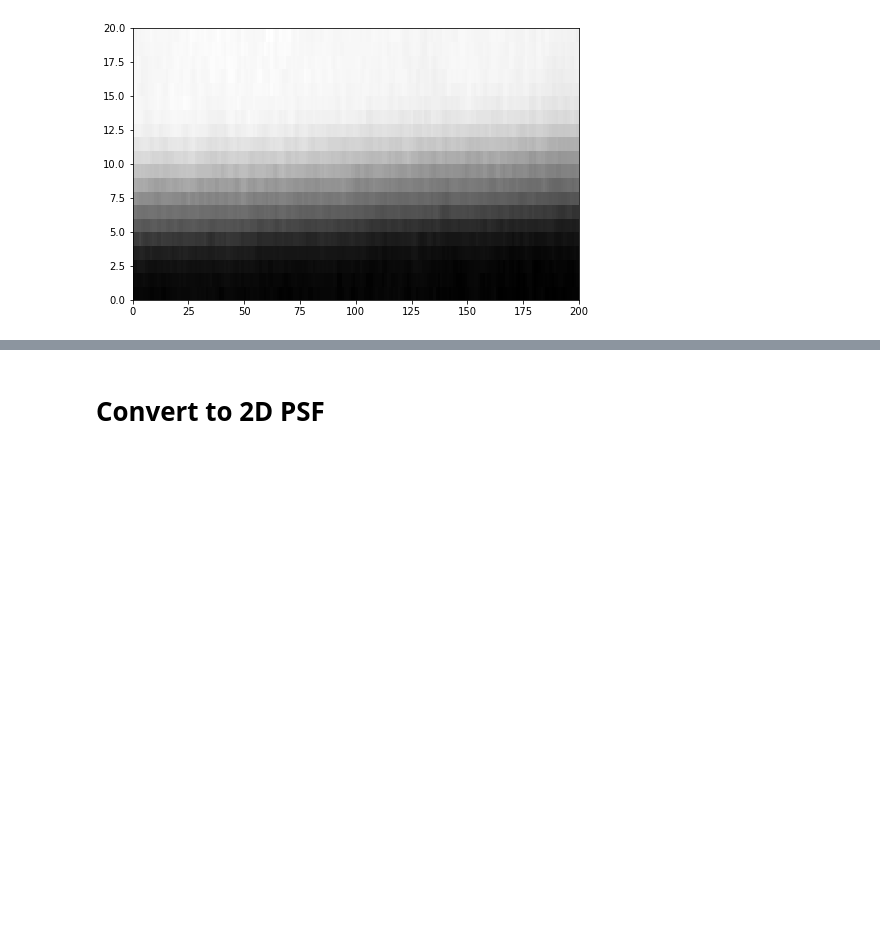
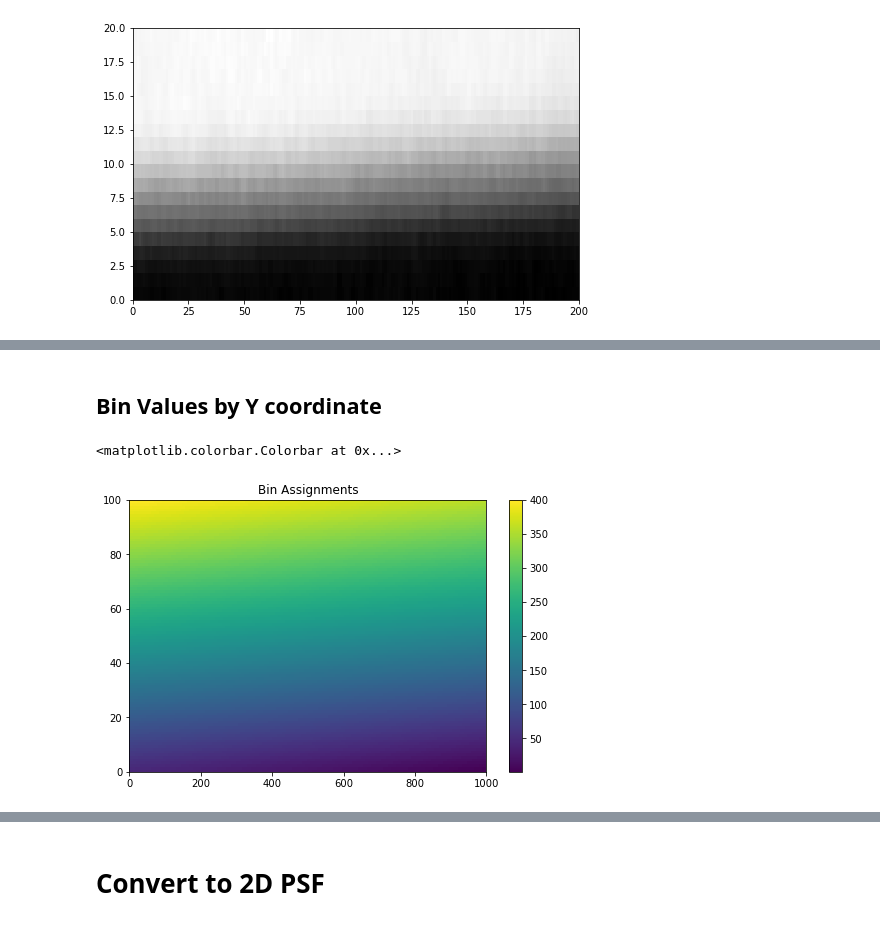
Before and after one commit to vdutell/st-bravo_analysis, a Jupyter notebook: 0b. Calibration_MTF_SlantEdge.ipynb, the cells around one changed output, grey strips where cells are left out. Saved outputs shown, nothing was run; the diff lists cells and outputs as text; code cells hidden in the pictures; blank space fills up the shorter version.

```diff
--- a/0b. Calibration_MTF_SlantEdge.ipynb
+++ b/0b. Calibration_MTF_SlantEdge.ipynb
@@ -268,0 +275,12 @@ Text(0.5, 1.0, 'Cropped Slant Edge Area')
+# %% [markdown]
+## Bin Values by Y coordinate
+# %%
+bin_multiplier = 4
+bin_centers = np.linspace(np.min(y_transformed_coords),np.max(y_transformed_coords), filtered_frame.shape[0]*bin_multiplier)
+bin_assignments = np.digitize(y_transformed_coords, bin_centers)
+plt.pcolormesh(bin_assignments)
+plt.title('Bin Assignments')
+plt.colorbar()
+# %% [output]
+<matplotlib.colorbar.Colorbar at 0x...>
+[figure, added]
```
Also changed, not shown: parts of 22 cells of this notebook.
